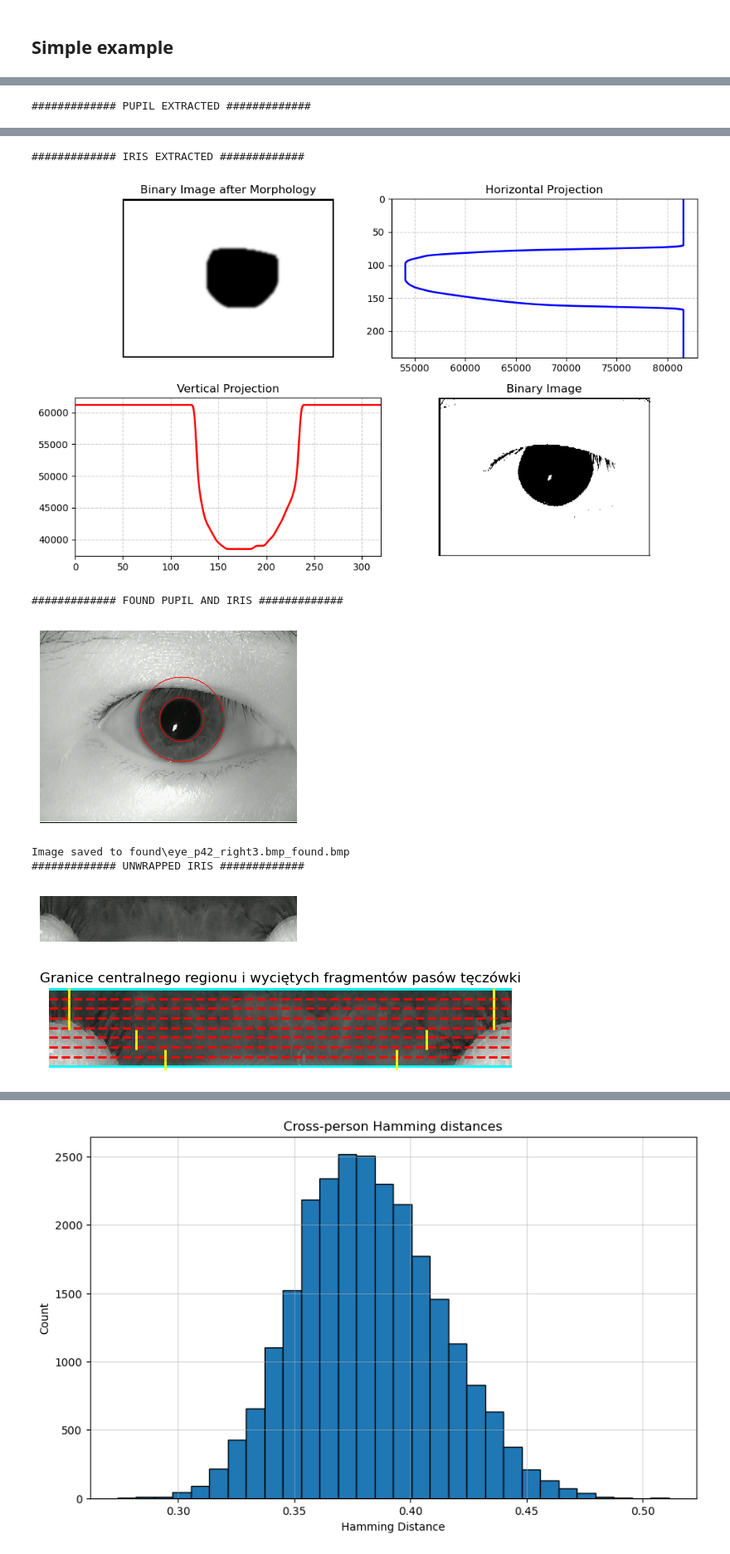
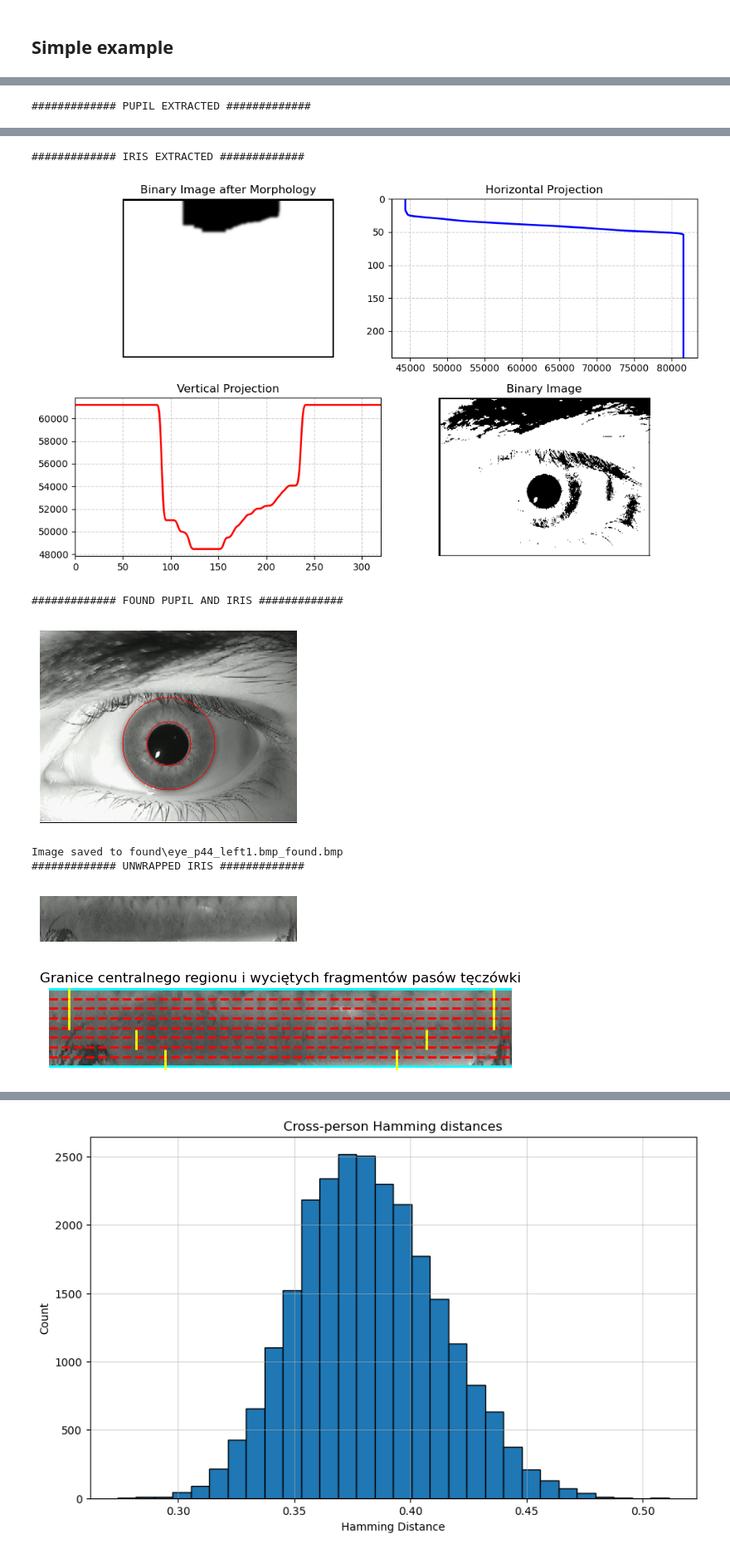
Before and after one commit to FilipLangiewicz/IrisPrediction, a Jupyter notebook: main.ipynb, the cells around one changed output, grey strips where cells are left out. Shown at 83% size. Cells and saved outputs as stored; diff of their text form; code cells hidden in the pictures.

```diff
--- a/main.ipynb
+++ b/main.ipynb
@@ -725,9 +738,9 @@ for file in os.listdir("data"):
         print(f"Processed {file_path}")
         predictIris(file_path, save=True)
 # %%
-person_id = 42
-eye = 'right'
-photo_number = 3
+person_id = 44
+eye = 'left'
+photo_number = 1
 path = os.path.join(f'data/eye_p{person_id:02d}_{eye}{photo_number}.bmp')
 
 irisCode = predictIris(path, f = np.pi, sigma=4.42, save=True)
@@ -739,8 +752,8 @@ irisCode = predictIris(path, f = np.pi, sigma=4.42, save=True)
 ############# IRIS EXTRACTED #############
-[figure, old version]
+[figure, new version]
 ############# FOUND PUPIL AND IRIS #############
-[figure, old version]
+[figure, new version]
-Image saved to found\eye_p42_right3.bmp_found.bmp
+Image saved to found\eye_p44_left1.bmp_found.bmp
 ############# UNWRAPPED IRIS #############
-[figure, old version]
+[figure, new version]
-[figure, old version]
+[figure, new version]
```
Also changed, not shown: parts of 16 cells of this notebook, 13 other files.
